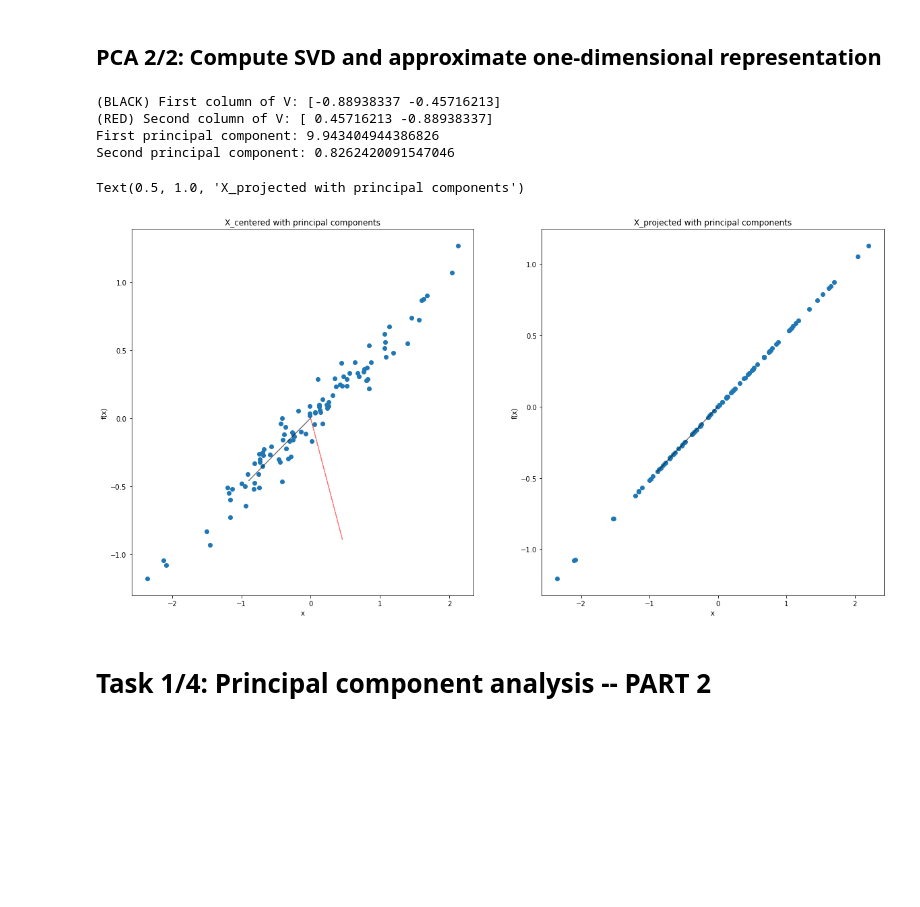
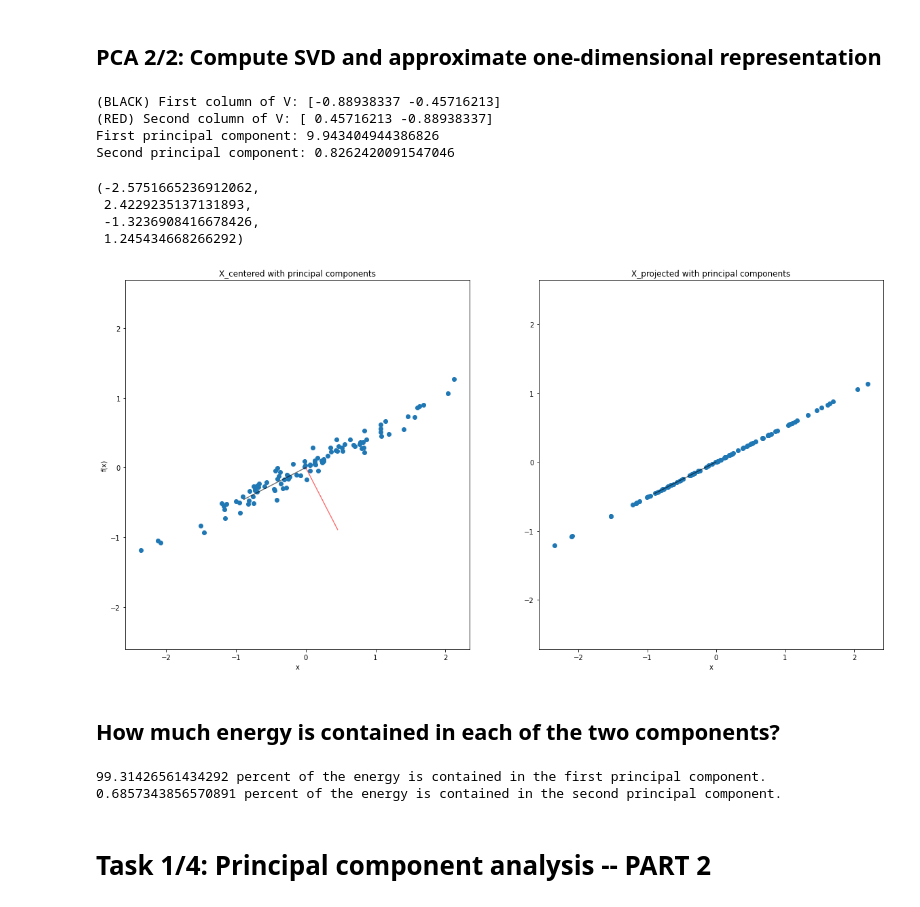
Before and after one commit to mlcms-SS22-Group-A/mlcms-SS22-Group-A, a Jupyter notebook: task_1.ipynb, the cells around one changed output. Drawn from its saved outputs; the diff is of its cells as text; code cells hidden in the pictures; blank space fills up the shorter version.

Commit message:
energy percentages added, plot fixed

```diff
--- a/task_1.ipynb
+++ b/task_1.ipynb
@@ -60,35 +62,49 @@ print("(RED) Second column of V:", Vh[1])
 print("First principal component:", S[0])
 print("Second principal component:", S[1])
 
 # Compute the SVD and truncate the lowest variance dimensions such that only top k (= 1 in this task) singular values are used
 # In this case the red principal component will be removed since the varianca of the data around this dimension is very low
 # compared to the black line (the data is would be more representable -- spread across the black line if we project the data
 # samples onto the black line. However this is not the case with the red line. If we project the points onto the red line
 # then the most of the data would lie on a small interval on this red line which is because of the low variance.)
 X_centered_trunc = reduce_dim_pca(X_centered, 1)
 
 # Plot the principal component directions and the projected data
 X_projected = (X_centered_trunc * Vh[0])
 
 fig, ax = plt.subplots(1, 2, figsize=(20,10))
 ax[0].scatter(X_centered.T[0], X_centered.T[1])
 ax[0].arrow(0, 0, Vh[0][0], Vh[0][1], alpha=0.5)
 ax[0].arrow(0, 0, Vh[1][0], Vh[1][1], alpha=0.5, color='red')
 ax[0].set_xlabel("x")
 ax[0].set_ylabel("f(x)")
 ax[0].set_title("X_centered with principal components")
+ax[0].axis("equal")
 
 ax[1].scatter(X_projected.T[0], X_projected.T[1])
 ax[1].arrow(0, 0, Vh[0][0], Vh[0][1], alpha=0.5)
 ax[1].set_xlabel("x")
-ax[1].set_ylabel("f(x)")
 ax[1].set_title("X_projected with principal components")
+ax[1].axis("equal")
 # %% [output]
 (BLACK) First column of V: [-0.88938337 -0.45716213]
 (RED) Second column of V: [ 0.45716213 -0.88938337]
 First principal component: 9.943404944386826
 Second principal component: 0.8262420091547046
-Text(0.5, 1.0, 'X_projected with principal components')
+(-2.5751665236912062,
+ 2.4229235137131893,
+ -1.3236908416678426,
+ 1.245434668266292)
-[figure, old version]
+[figure, new version]
+# %% [markdown]
+## How much energy is contained in each of the two components?
+# %%
+# Get the energy contained in each component as a vector
+component_energy_vec = get_contained_energy_in_each_component(X_centered)
+print(component_energy_vec[0] * 100, "percent of the energy is contained in the first principal component.")
+print(component_energy_vec[1] * 100, "percent of the energy is contained in the second principal component.")
+# %% [output]
+99.31426561434292 percent of the energy is contained in the first principal component.
+0.6857343856570891 percent of the energy is contained in the second principal component.
 # %% [markdown]
 # Task 1/4: Principal component analysis -- PART 2
```
Also changed, not shown: parts of 4 cells of this notebook, 1 other file.
